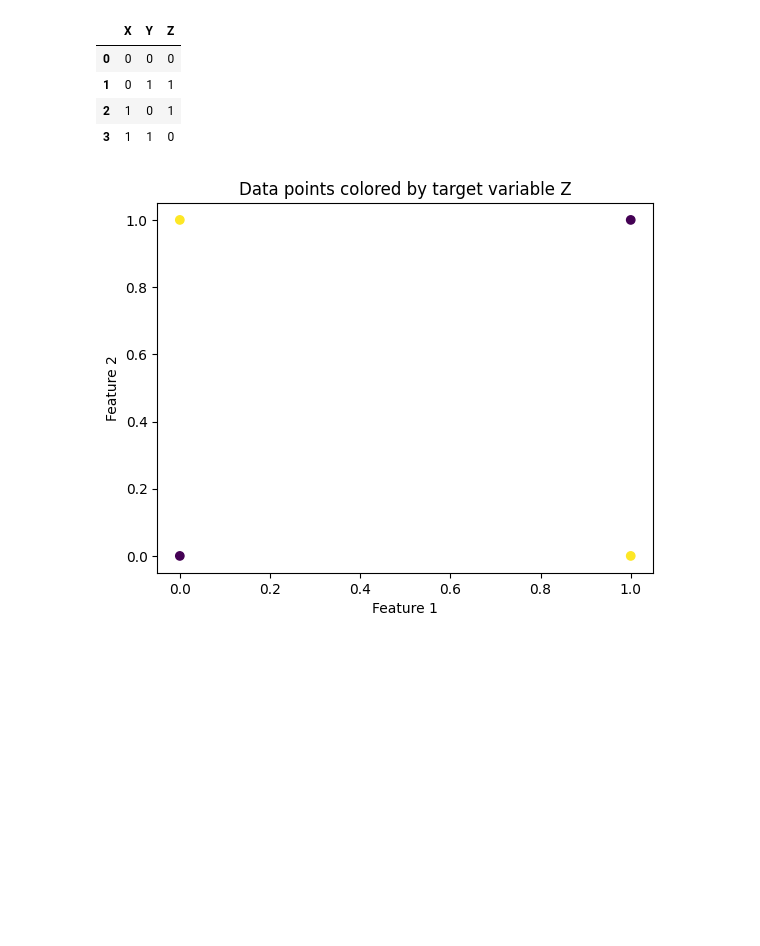
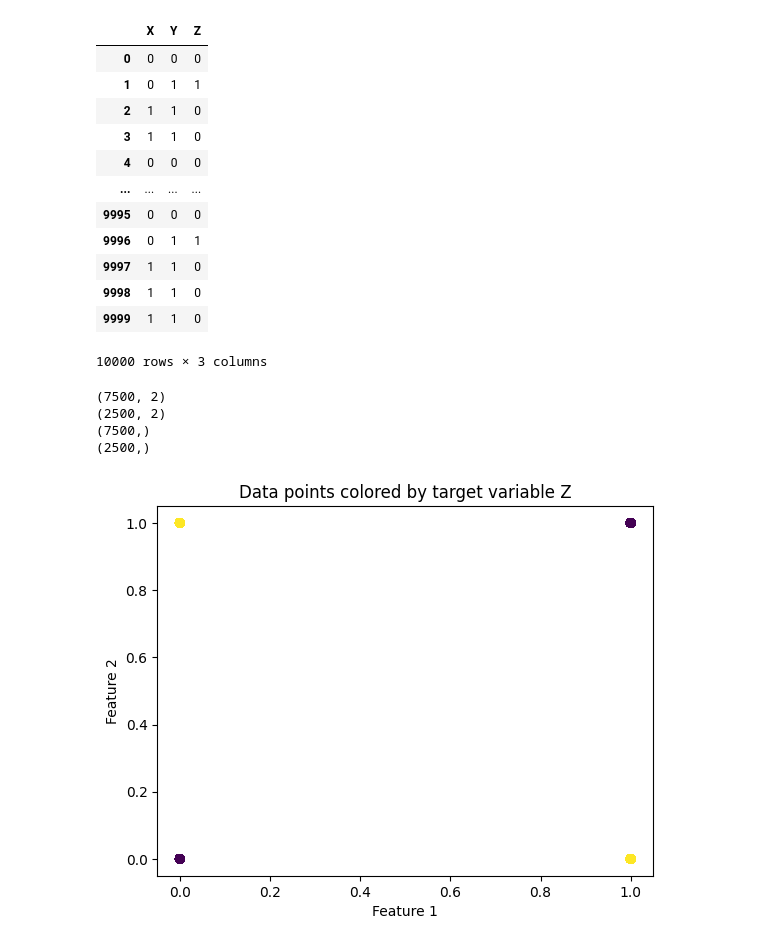
Before and after one commit to Apeksha-Shah/ML-Models, a Jupyter notebook: XORModel.ipynb, the cells around one changed output. Saved outputs shown, nothing was run; the diff lists cells and outputs as text; code cells hidden in the pictures; blank space fills up the shorter version.

```diff
--- a/XORModel.ipynb
+++ b/XORModel.ipynb
@@ -10,16 +13,30 @@ import numpy as np
 # %%
-df = pd.read_csv('/content/sample_data/xordata.csv')
-df.head(4)
+df = pd.read_csv('/content/sample_data/Xor_Dataset.csv')
+df
 # %% [output]
 |  | X | Y | Z |
 | 0 | 0 | 0 | 0 |
 | 1 | 0 | 1 | 1 |
-| 2 | 1 | 0 | 1 |
+| 2 | 1 | 1 | 0 |
 | 3 | 1 | 1 | 0 |
+| 4 | 0 | 0 | 0 |
+| ... | ... | ... | ... |
+| 9995 | 0 | 0 | 0 |
+| 9996 | 0 | 1 | 1 |
+| 9997 | 1 | 1 | 0 |
+| 9998 | 1 | 1 | 0 |
+| 9999 | 1 | 1 | 0 |
+10000 rows × 3 columns
 # %%
-# Split data into features (X) and target (y)
 X = df.drop('Z', axis=1)
 y = df['Z']
+
+X_train, X_test, y_train, y_test = train_test_split(X, y, random_state=42, test_size=0.25)
+
+print(X_train.shape)
+print(X_test.shape)
+print(y_train.shape)
+print(y_test.shape)
 
 # Assuming X has two features (columns)
 plt.scatter(X.iloc[:, 0], X.iloc[:, 1], c=y, cmap='viridis')
@@ -28,6 +45,10 @@ plt.ylabel('Feature 2')
 plt.title('Data points colored by target variable Z')
 plt.show()
 # %% [output]
+(7500, 2)
+(2500, 2)
+(7500,)
+(2500,)
 [figure]
 # %%
 model = Sequential()
```
Also changed, not shown: parts of 6 cells of this notebook.
